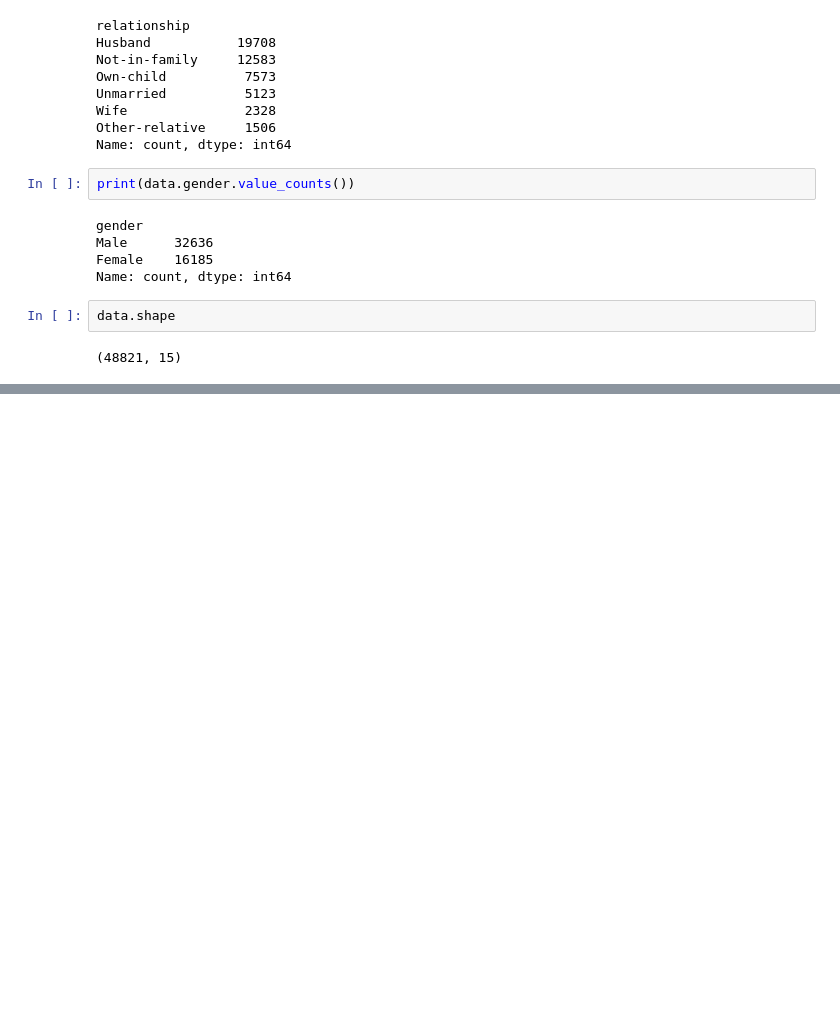
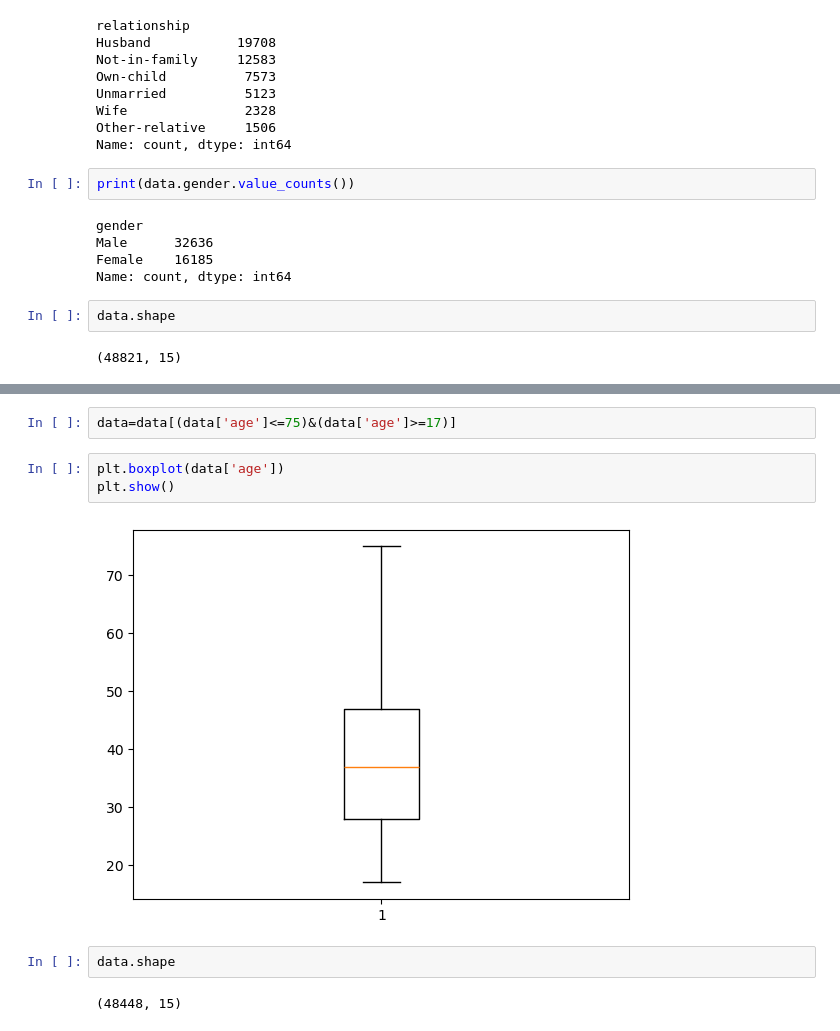
Before and after one commit to Saabitra/employee-salary-prediction, a Jupyter notebook: employee_salary_prediction.ipynb, the cells around one changed output, grey strips where cells are left out. Cells and saved outputs as stored; diff of their text form; blank space fills up the shorter version.

```diff
--- a/employee_salary_prediction.ipynb
+++ b/employee_salary_prediction.ipynb
@@ -160,0 +166,11 @@ data.shape
+# %%
+data=data[(data['age']<=75)&(data['age']>=17)]
+# %%
+plt.boxplot(data['age'])
+plt.show()
+# %% [output]
+[figure, added]
+# %%
+data.shape
+# %% [output]
+(48448, 15)
```
Also changed, not shown: parts of 16 cells of this notebook.
